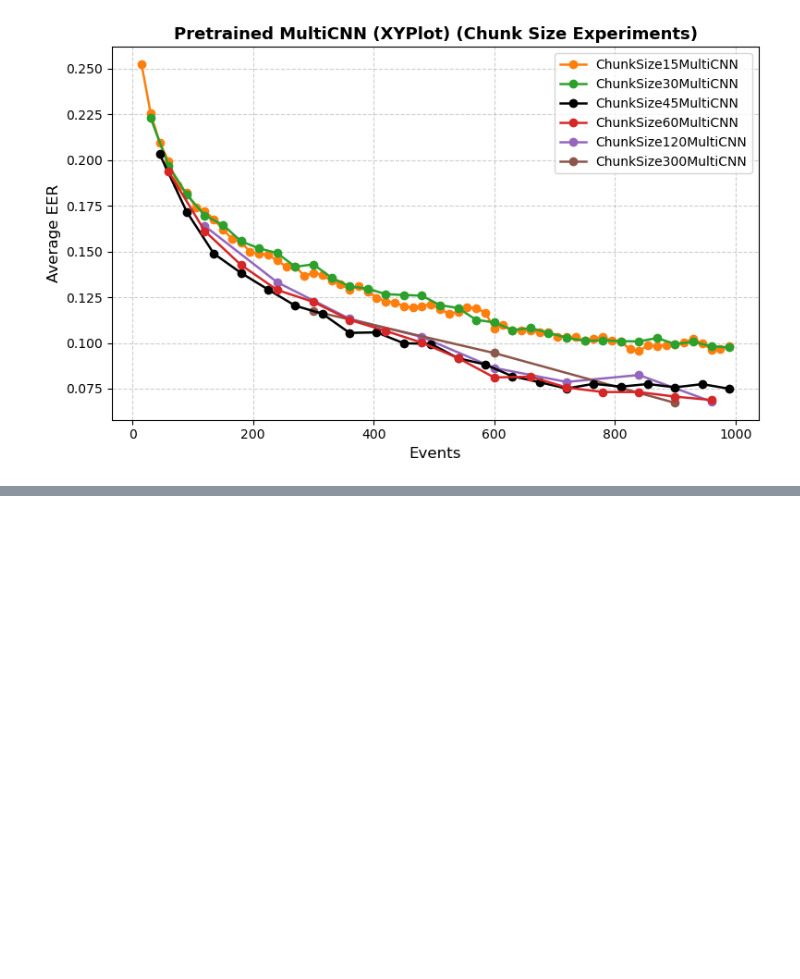
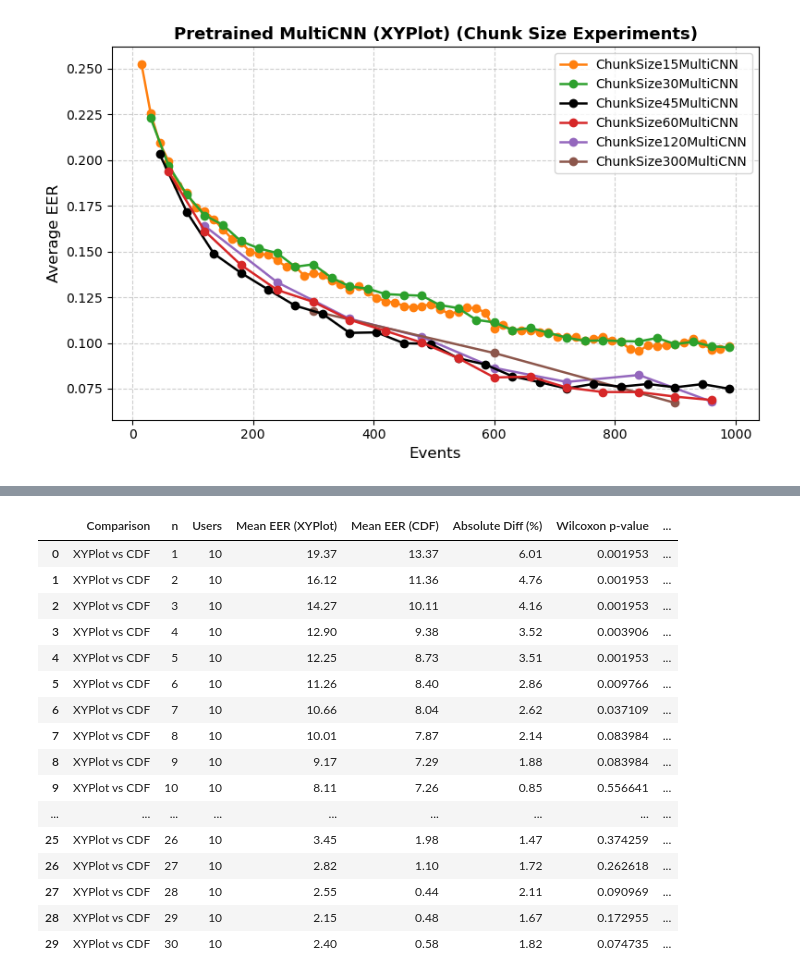
Before and after one commit to S-lijun/Mouse_Dynamics, a Jupyter notebook: Results_New.ipynb, the cells around one changed output, grey strips where cells are left out. Saved outputs shown, nothing was run; the diff lists cells and outputs as text; code cells hidden in the pictures; blank space fills up the shorter version.

```diff
--- a/Results_New.ipynb
+++ b/Results_New.ipynb
@@ -542,0 +552,34 @@ plot_chunk_json_curves("Visualization/global_scale_version/Pretrained_multi_CNN/
+# %%
+json_xy = "Visualization/global_scale_version/Pretrained_multi_CNN/per-user_XYPlot/ChunkSize60MultiCNN.json"
+json_cdf = "Visualization/global_scale_version/Pretrained_multi_CNN/per-user_cdf/ChunkSize60MultiCNN.json"
+
+n_targets = [i+1 for i in range(30)]
+
+df = wilcoxon_curve_test(
+    json_xy,
+    json_cdf,
+    n_targets,
+    label_a="XYPlot",
+    label_b="CDF",
+    alpha=0.05
+)
+
+df
+# %% [output]
+|  | Comparison | n | Users | Mean EER (XYPlot) | Mean EER (CDF) | Absolute Diff (%) | Wilcoxon p-value | ... |
+| 0 | XYPlot vs CDF | 1 | 10 | 19.37 | 13.37 | 6.01 | 0.001953 | ... |
+| 1 | XYPlot vs CDF | 2 | 10 | 16.12 | 11.36 | 4.76 | 0.001953 | ... |
+| 2 | XYPlot vs CDF | 3 | 10 | 14.27 | 10.11 | 4.16 | 0.001953 | ... |
+| 3 | XYPlot vs CDF | 4 | 10 | 12.90 | 9.38 | 3.52 | 0.003906 | ... |
+| 4 | XYPlot vs CDF | 5 | 10 | 12.25 | 8.73 | 3.51 | 0.001953 | ... |
+| 5 | XYPlot vs CDF | 6 | 10 | 11.26 | 8.40 | 2.86 | 0.009766 | ... |
+| 6 | XYPlot vs CDF | 7 | 10 | 10.66 | 8.04 | 2.62 | 0.037109 | ... |
+| 7 | XYPlot vs CDF | 8 | 10 | 10.01 | 7.87 | 2.14 | 0.083984 | ... |
+| 8 | XYPlot vs CDF | 9 | 10 | 9.17 | 7.29 | 1.88 | 0.083984 | ... |
+| 9 | XYPlot vs CDF | 10 | 10 | 8.11 | 7.26 | 0.85 | 0.556641 | ... |
+| ... | ... | ... | ... | ... | ... | ... | ... | ... |
+| 25 | XYPlot vs CDF | 26 | 10 | 3.45 | 1.98 | 1.47 | 0.374259 | ... |
+| 26 | XYPlot vs CDF | 27 | 10 | 2.82 | 1.10 | 1.72 | 0.262618 | ... |
+| 27 | XYPlot vs CDF | 28 | 10 | 2.55 | 0.44 | 2.11 | 0.090969 | ... |
+| 28 | XYPlot vs CDF | 29 | 10 | 2.15 | 0.48 | 1.67 | 0.172955 | ... |
+| 29 | XYPlot vs CDF | 30 | 10 | 2.40 | 0.58 | 1.82 | 0.074735 | ... |
```
Also changed, not shown: parts of 1 cell of this notebook, 4 other files.
